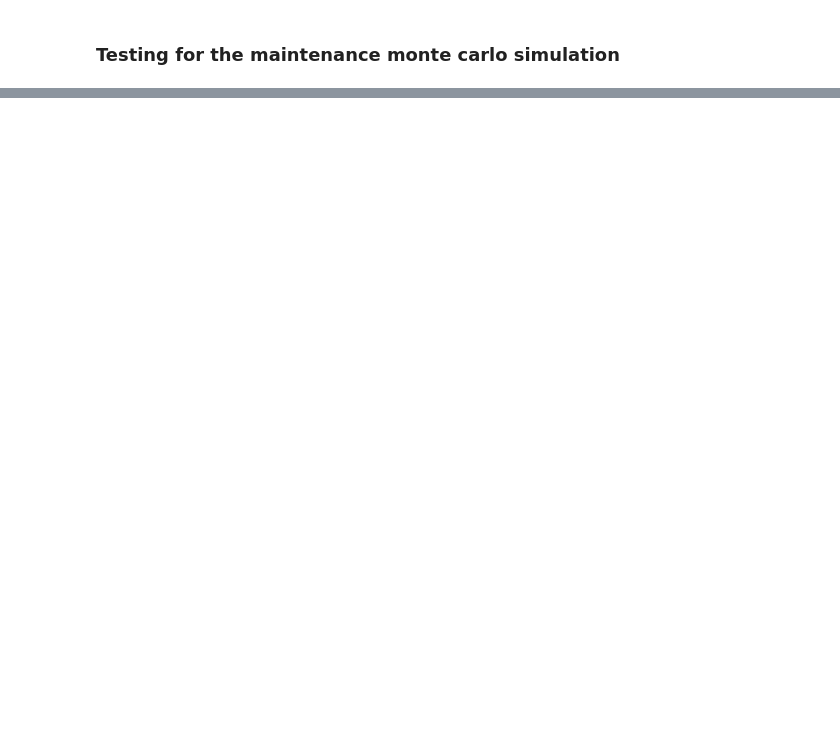
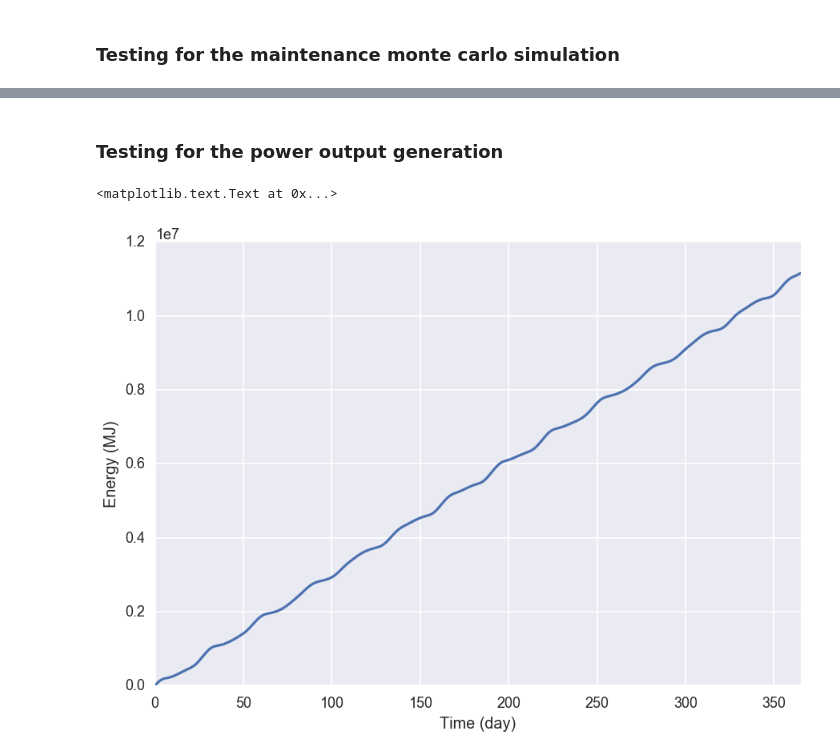
Before and after one commit to BAJJCapstone/MHK-LCoE, a Jupyter notebook: Levelized Cost of Electricity.ipynb, the cells around one changed output, grey strips where cells are left out. Saved outputs shown, nothing was run; the diff lists cells and outputs as text; code cells hidden in the pictures; blank space fills up the shorter version.

```diff
--- a/Levelized Cost of Electricity.ipynb
+++ b/Levelized Cost of Electricity.ipynb
@@ -156,0 +54,14 @@ salib_problem
+# %% [markdown]
+### Testing for the power output generation
+# %%
+MCT = Turbine(1200., 0.1835, 3.55361367,  2.30706792,  1.05659521)
+Sagamore = TidalStation(8447173)
+results, times = calculate_power(Sagamore, MCT, 0, 0, 365*24*3600, 9.8, 3)
+
+plt.plot(times/(24*3600), results/1000)
+plt.xlim(0,365)
+plt.ylabel('Energy (MJ)')
+plt.xlabel('Time (day)')
+# %% [output]
+<matplotlib.text.Text at 0x...>
+[figure, added]
```
Also changed, not shown: parts of 7 cells of this notebook, 4 other files.
